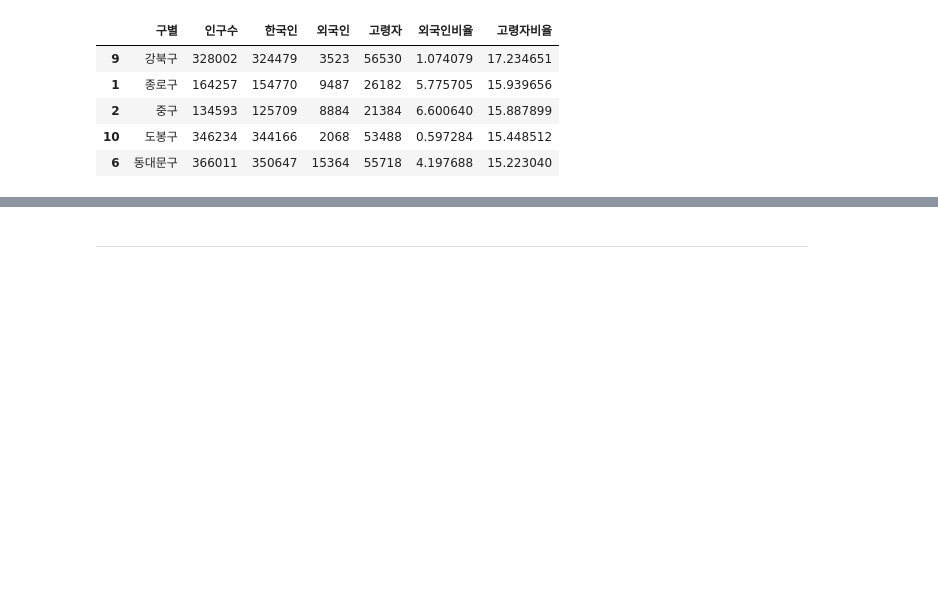
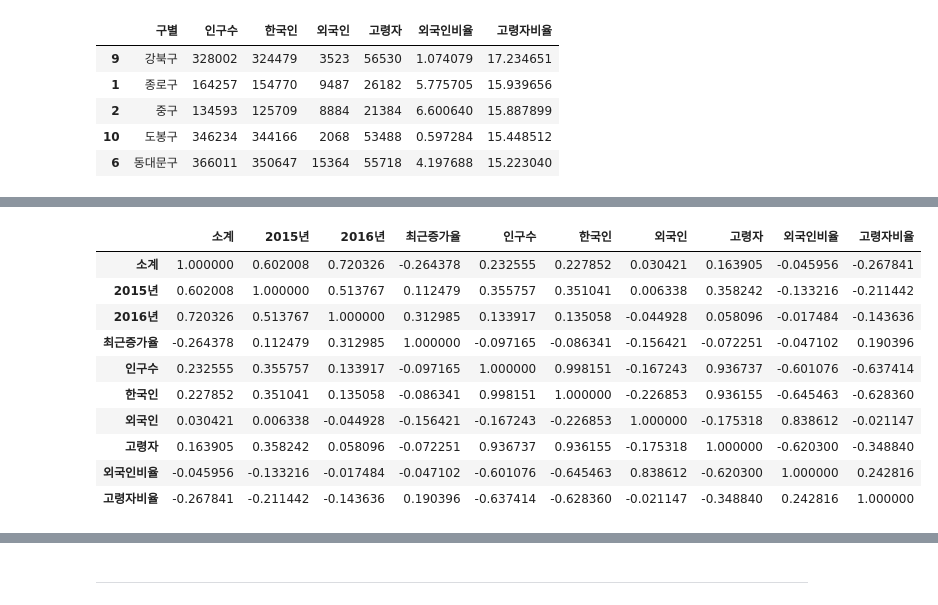
Before and after one commit to GomSon-E/zero-base, a Jupyter notebook: 04. EDA/source_code/01_Analysis Seoul CCTV.ipynb, the cells around one changed output, grey strips where cells are left out. Cells and saved outputs as stored; diff of their text form; code cells hidden in the pictures; blank space fills up the shorter version.

Commit message:
FEAT : EDA - CCTV - 데이터 합치기

```diff
--- a/04. EDA/source_code/01_Analysis Seoul CCTV.ipynb
+++ b/04. EDA/source_code/01_Analysis Seoul CCTV.ipynb
@@ -241,0 +244,3 @@ pop_Seoul.sort_values(['고령자비율'], ascending=False).head()
+# %%
+data_result = pd.merge(CCTV_Seoul, pop_Seoul)
+data_result.head()
@@ -241,0 +269,4 @@ pop_Seoul.sort_values(['고령자비율'], ascending=False).head()
+# %%
+# 인덱스 변경 -> set_index() : 선택한 컬럼을 DataFrame의 인덱스로 지정
+data_result.set_index('구별', inplace=True)
+data_result.head()
@@ -241,0 +281,15 @@ pop_Seoul.sort_values(['고령자비율'], ascending=False).head()
+# %%
+# 상관계수 -> corr() : correlation의 약자 / 연산이 가능한 int와 float 타입만 가능함
+data_result.corr()
+# %% [output]
+|  | 소계 | 2015년 | 2016년 | 최근증가율 | 인구수 | 한국인 | 외국인 | 고령자 | 외국인비율 | 고령자비율 |
+| 소계 | 1.000000 | 0.602008 | 0.720326 | -0.264378 | 0.232555 | 0.227852 | 0.030421 | 0.163905 | -0.045956 | -0.267841 |
+| 2015년 | 0.602008 | 1.000000 | 0.513767 | 0.112479 | 0.355757 | 0.351041 | 0.006338 | 0.358242 | -0.133216 | -0.211442 |
+| 2016년 | 0.720326 | 0.513767 | 1.000000 | 0.312985 | 0.133917 | 0.135058 | -0.044928 | 0.058096 | -0.017484 | -0.143636 |
+| 최근증가율 | -0.264378 | 0.112479 | 0.312985 | 1.000000 | -0.097165 | -0.086341 | -0.156421 | -0.072251 | -0.047102 | 0.190396 |
+| 인구수 | 0.232555 | 0.355757 | 0.133917 | -0.097165 | 1.000000 | 0.998151 | -0.167243 | 0.936737 | -0.601076 | -0.637414 |
+| 한국인 | 0.227852 | 0.351041 | 0.135058 | -0.086341 | 0.998151 | 1.000000 | -0.226853 | 0.936155 | -0.645463 | -0.628360 |
+| 외국인 | 0.030421 | 0.006338 | -0.044928 | -0.156421 | -0.167243 | -0.226853 | 1.000000 | -0.175318 | 0.838612 | -0.021147 |
+| 고령자 | 0.163905 | 0.358242 | 0.058096 | -0.072251 | 0.936737 | 0.936155 | -0.175318 | 1.000000 | -0.620300 | -0.348840 |
+| 외국인비율 | -0.045956 | -0.133216 | -0.017484 | -0.047102 | -0.601076 | -0.645463 | 0.838612 | -0.620300 | 1.000000 | 0.242816 |
+| 고령자비율 | -0.267841 | -0.211442 | -0.143636 | 0.190396 | -0.637414 | -0.628360 | -0.021147 | -0.348840 | 0.242816 | 1.000000 |
```
Also changed, not shown: parts of 8 cells of this notebook.
